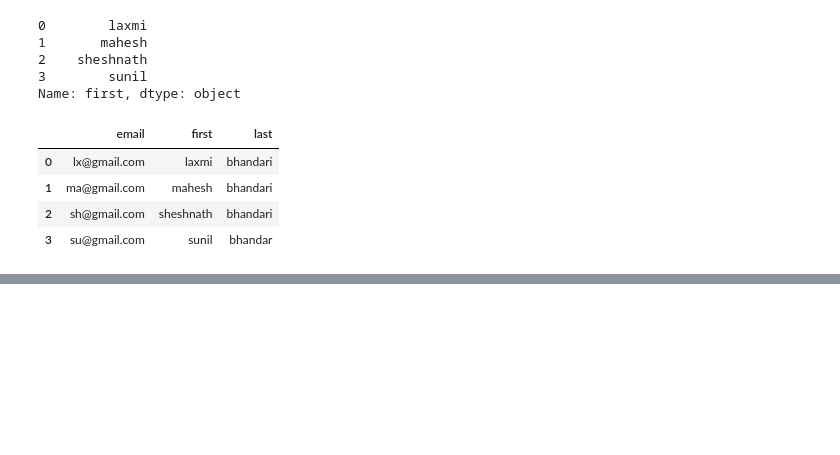
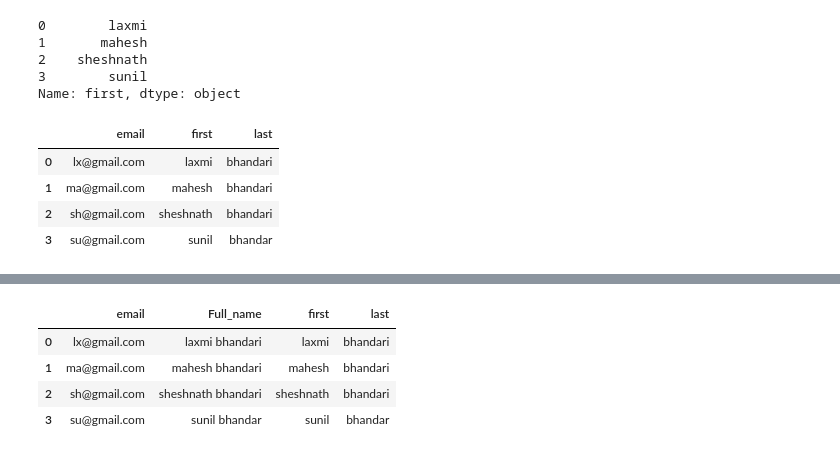
Before and after one commit to sunilbhandari123/Pandas-Learning, a Jupyter notebook: dataframe practise.ipynb, the cells around one changed output, grey strips where cells are left out. Cells and saved outputs as stored; diff of their text form; code cells hidden in the pictures; blank space fills up the shorter version.

Commit message:
add and remove rows and column

```diff
--- a/dataframe practise.ipynb
+++ b/dataframe practise.ipynb
@@ -515,0 +542,2 @@ df
+# %%
+df.drop(columns=['first','last'],inplace=True)
@@ -515,0 +572,8 @@ df
+# %%
+df
+# %% [output]
+|  | email | Full_name | first | last |
+| 0 | lx@gmail.com | laxmi bhandari | laxmi | bhandari |
+| 1 | ma@gmail.com | mahesh bhandari | mahesh | bhandari |
+| 2 | sh@gmail.com | sheshnath bhandari | sheshnath | bhandari |
+| 3 | su@gmail.com | sunil bhandar | sunil | bhandar |
```
Also changed, not shown: parts of 28 cells of this notebook.
